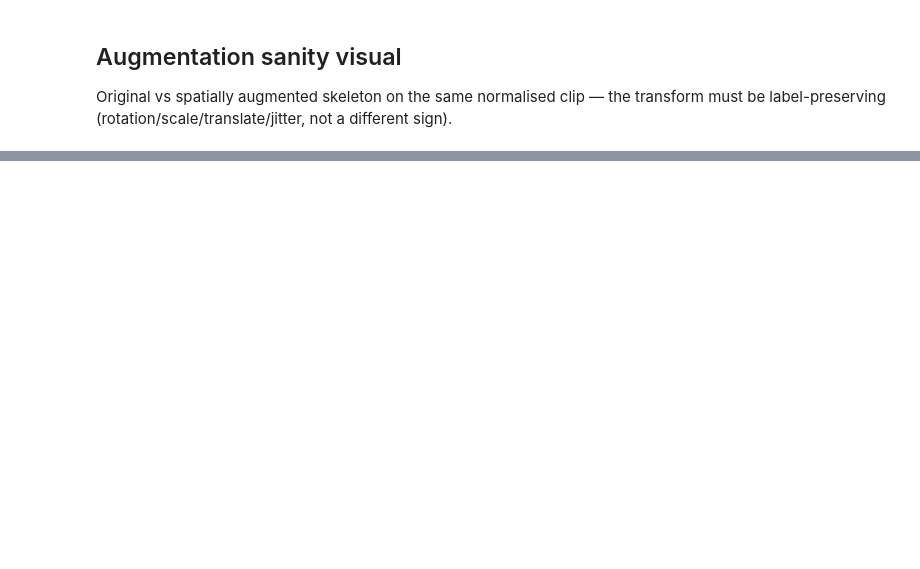
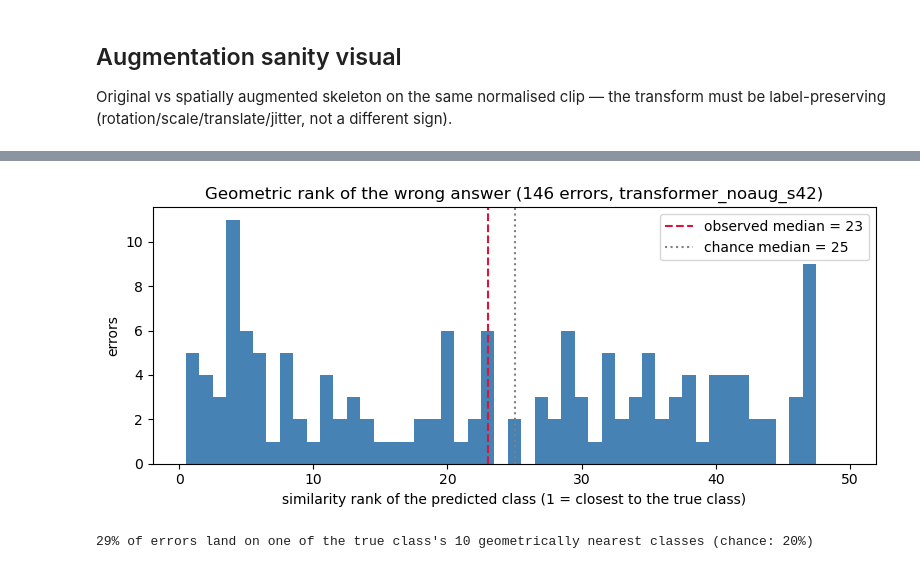
Before and after one commit to froggy238/bsl-word-transformer, a Jupyter notebook: notebooks/eda.ipynb, the cells around one changed output, grey strips where cells are left out. Cells and saved outputs as stored; diff of their text form; code cells hidden in the pictures; blank space fills up the shorter version.

```diff
--- a/notebooks/eda.ipynb
+++ b/notebooks/eda.ipynb
@@ -172,0 +367,42 @@ plt.show()
+# %%
+best_run = 'transformer_noaug_s42'
+frames = []
+for eval_name, label in [('eval_test_orgheldout', 'org-held-out'),
+                         ('eval_test_signbank', 'SignBank')]:
+    df = pd.read_csv(REPO / 'results' / 'runs_v2' / best_run / eval_name / 'predictions.csv')
+    df['test'] = label
+    frames.append(df)
+preds = pd.concat(frames, ignore_index=True)
+
+words = sorted(feat_df['word'].unique())
+centroids = np.stack([feats[(feat_df['word'] == w).values].mean(axis=0) for w in words])
+unit = centroids / np.linalg.norm(centroids, axis=1, keepdims=True)
+sim = unit @ unit.T
+w_idx = {w: i for i, w in enumerate(words)}
+
+errors = preds[preds['correct'] == 0]
+ranks = []
+for _, e in errors.iterrows():
+    ti, pi = w_idx[e['true']], w_idx[e['pred']]
+    others = np.delete(np.arange(len(words)), ti)
+    order = others[np.argsort(-sim[ti, others])]
+    ranks.append(int(np.where(order == pi)[0][0]) + 1)
+ranks = np.array(ranks)
+
+fig, ax = plt.subplots(figsize=(8, 3.5))
+ax.hist(ranks, bins=np.arange(0.5, 50), color='steelblue')
+ax.axvline(np.median(ranks), color='crimson', ls='--',
+           label=f'observed median = {np.median(ranks):.0f}')
+ax.axvline(25, color='grey', ls=':', label='chance median = 25')
+ax.set_xlabel('similarity rank of the predicted class (1 = closest to the true class)')
+ax.set_ylabel('errors')
+ax.set_title(f'Geometric rank of the wrong answer ({len(ranks)} errors, {best_run})')
+ax.legend()
+plt.tight_layout()
+plt.show()
+
+print(f"{(ranks <= 10).mean():.0%} of errors land on one of the true class\'s 10 "
+      f"geometrically nearest classes (chance: {10 / 49:.0%})")
+# %% [output]
+[figure, added]
+29% of errors land on one of the true class's 10 geometrically nearest classes (chance: 20%)
```
Also changed, not shown: parts of 22 cells of this notebook.
